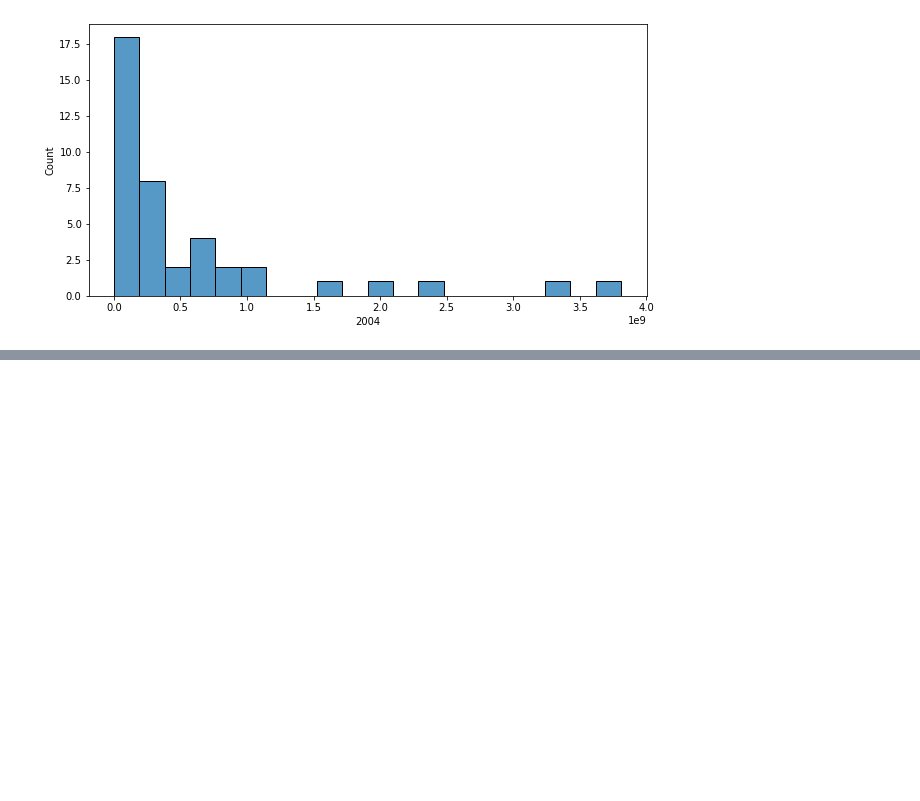
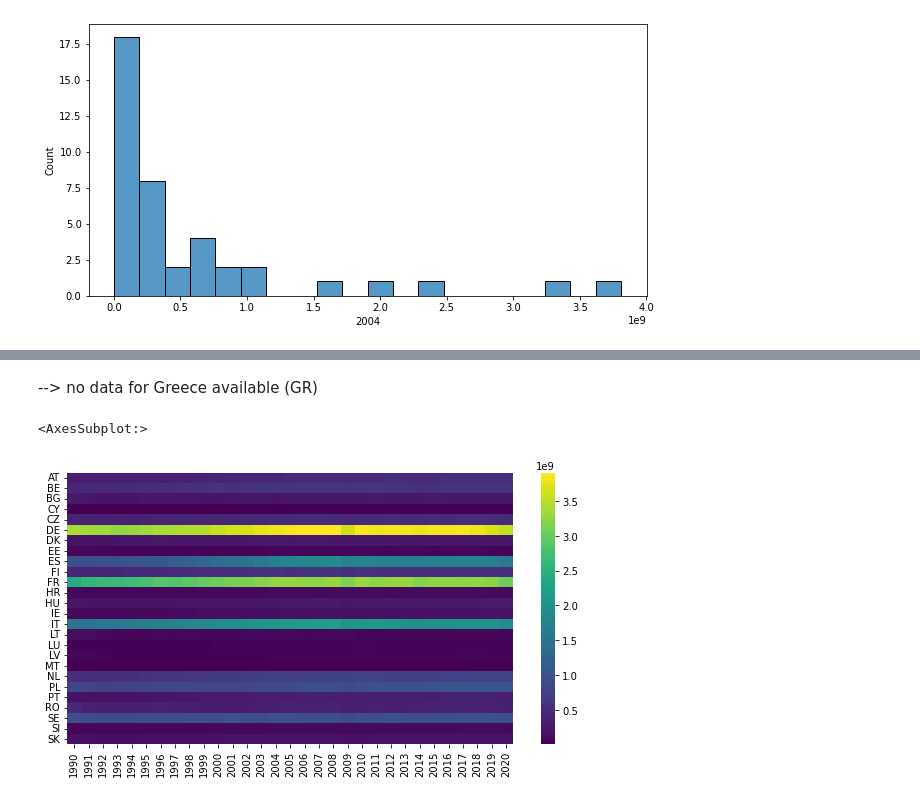
Before and after one commit to SinanSeyhan/green-electricity-project, a Jupyter notebook: notebooks/armin_data_analysis_consumption.ipynb, the cells around one changed output, grey strips where cells are left out. Cells and saved outputs as stored; diff of their text form; code cells hidden in the pictures; blank space fills up the shorter version.

```diff
--- a/notebooks/armin_data_analysis_consumption.ipynb
+++ b/notebooks/armin_data_analysis_consumption.ipynb
@@ -228,0 +330,3 @@ consumption_df_float_complete.describe()
+# %%
+consumption_df_float_complete_only_eu_countries = consumption_df_float_complete_only_countries[consumption_df_float_complete_only_countries['Alpha_2_code'].isin(member_list_eu['Alpha_2_code'])]
+consumption_df_float_complete_only_eu_countries
@@ -317,0 +442,3 @@ sns.histplot(consumption_df_sums_only_countries.set_index('Alpha_2_code')['2004'
+# %%
+consumption_df_eu_country_sums = consumption_df_float_complete_only_eu_countries.groupby('Alpha_2_code').sum()
+consumption_df_eu_country_sums
@@ -317,0 +465,12 @@ sns.histplot(consumption_df_sums_only_countries.set_index('Alpha_2_code')['2004'
+# %% [markdown]
+--> no data for Greece available (GR)
+# %%
+consumption_df_eu_country_sums.reset_index(inplace=True)
+# %%
+mask = consumption_df_eu_country_sums.loc[:, '1990':'2020'] == 0
+# %%
+fig, ax = plt.subplots(figsize=(10,5))
+sns.heatmap(consumption_df_eu_country_sums.loc[:, '1990':'2020'], yticklabels=consumption_df_eu_country_sums['Alpha_2_code'], mask=mask, cmap="viridis")
+# %% [output]
+<AxesSubplot:>
+[figure, added]
```
Also changed, not shown: parts of 72 cells of this notebook.
